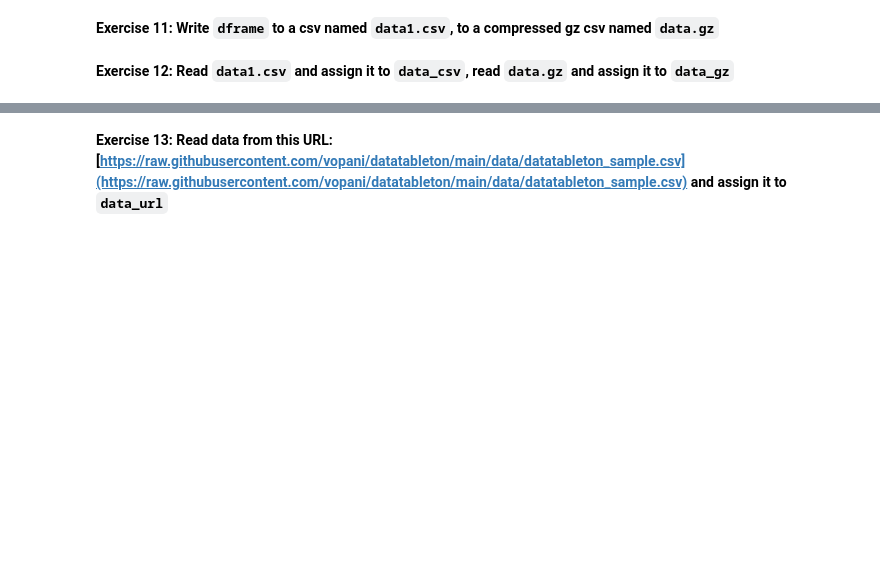
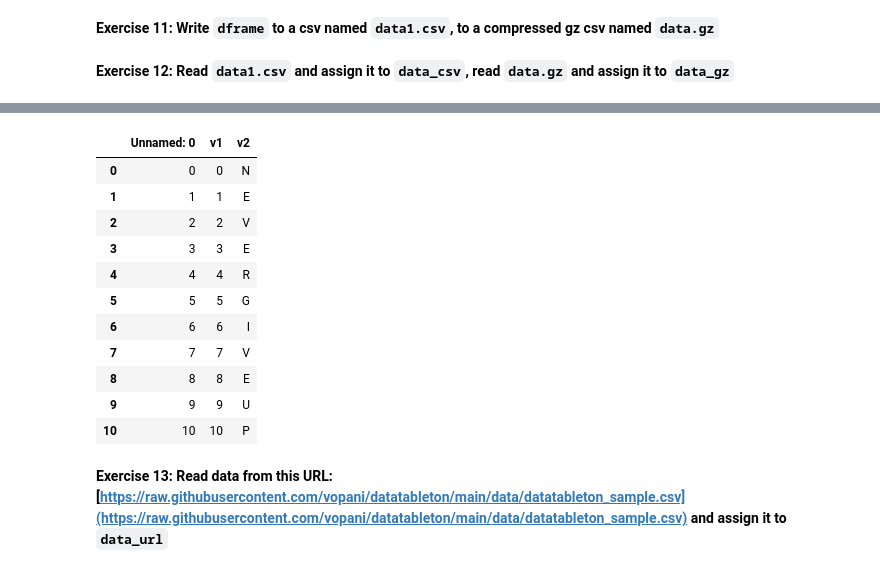
Before and after one commit to Extremesarova/pandas_exercises, a Jupyter notebook: exercises/02_files_and_formats_exercises.ipynb, the cells around one changed output, grey strips where cells are left out. Drawn from its saved outputs; the diff is of its cells as text; code cells hidden in the pictures; blank space fills up the shorter version.

```diff
--- a/exercises/02_files_and_formats_exercises.ipynb
+++ b/exercises/02_files_and_formats_exercises.ipynb
@@ -36,5 +53,19 @@ data_csv = pd.read_csv('data1.csv')
 # %%
 data_gz = pd.read_csv('data2.csv', compression='gzip')
+data_gz
+# %% [output]
+|  | Unnamed: 0 | v1 | v2 |
+| 0 | 0 | 0 | N |
+| 1 | 1 | 1 | E |
+| 2 | 2 | 2 | V |
+| 3 | 3 | 3 | E |
+| 4 | 4 | 4 | R |
+| 5 | 5 | 5 | G |
+| 6 | 6 | 6 | I |
+| 7 | 7 | 7 | V |
+| 8 | 8 | 8 | E |
+| 9 | 9 | 9 | U |
+| 10 | 10 | 10 | P |
 # %% [markdown]
 **Exercise 13: Read data from this URL: [https://raw.githubusercontent.com/vopani/datatableton/main/data/datatableton_sample.csv](https://raw.githubusercontent.com/vopani/datatableton/main/data/datatableton_sample.csv) and assign it to `data_url`**
 # %%
```
Also changed, not shown: parts of 20 cells of this notebook.
